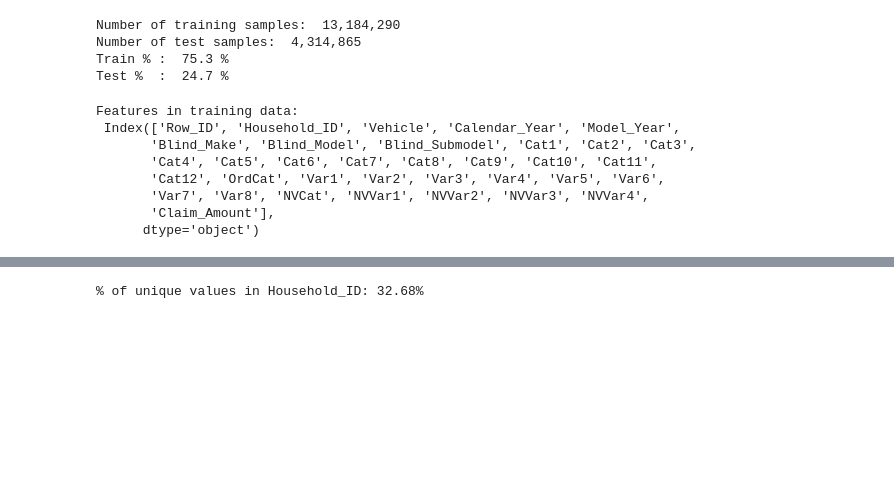
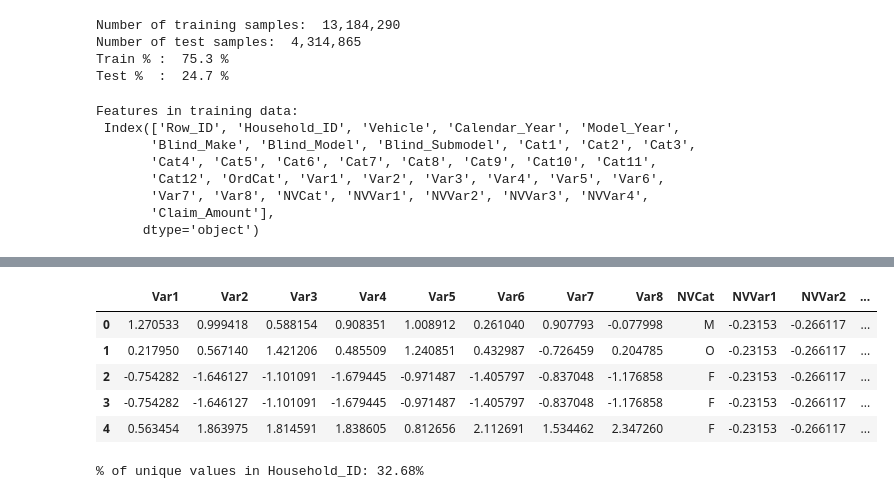
Before and after one commit to AnoopCA/Vehicle_Insurance_Claims_Prediction, a Jupyter notebook: Claims_Prediction.ipynb, the cells around one changed output, grey strips where cells are left out. Saved outputs shown, nothing was run; the diff lists cells and outputs as text; code cells hidden in the pictures; blank space fills up the shorter version.

```diff
--- a/Claims_Prediction.ipynb
+++ b/Claims_Prediction.ipynb
@@ -74,3 +72,12 @@ train_data.head()
+# %%
+train_data[['Var1', 'Var2', 'Var3', 'Var4', 'Var5', 'Var6', 'Var7', 'Var8', 'NVCat', 'NVVar1', 'NVVar2', 'NVVar3', 'NVVar4']].head()
+# %% [output]
+|  | Var1 | Var2 | Var3 | Var4 | Var5 | Var6 | Var7 | Var8 | NVCat | NVVar1 | NVVar2 | ... |
+| 0 | 1.270533 | 0.999418 | 0.588154 | 0.908351 | 1.008912 | 0.261040 | 0.907793 | -0.077998 | M | -0.23153 | -0.266117 | ... |
+| 1 | 0.217950 | 0.567140 | 1.421206 | 0.485509 | 1.240851 | 0.432987 | -0.726459 | 0.204785 | O | -0.23153 | -0.266117 | ... |
+| 2 | -0.754282 | -1.646127 | -1.101091 | -1.679445 | -0.971487 | -1.405797 | -0.837048 | -1.176858 | F | -0.23153 | -0.266117 | ... |
+| 3 | -0.754282 | -1.646127 | -1.101091 | -1.679445 | -0.971487 | -1.405797 | -0.837048 | -1.176858 | F | -0.23153 | -0.266117 | ... |
+| 4 | 0.563454 | 1.863975 | 1.814591 | 1.838605 | 0.812656 | 2.112691 | 1.534462 | 2.347260 | F | -0.23153 | -0.266117 | ... |
 # %%
 Unique_HID = train_data['Household_ID'].nunique() / len(train_data['Household_ID'])
 print("% of unique values in Household_ID: {:.2f}%".format(Unique_HID * 100))
```
Also changed, not shown: parts of 4 cells of this notebook.
